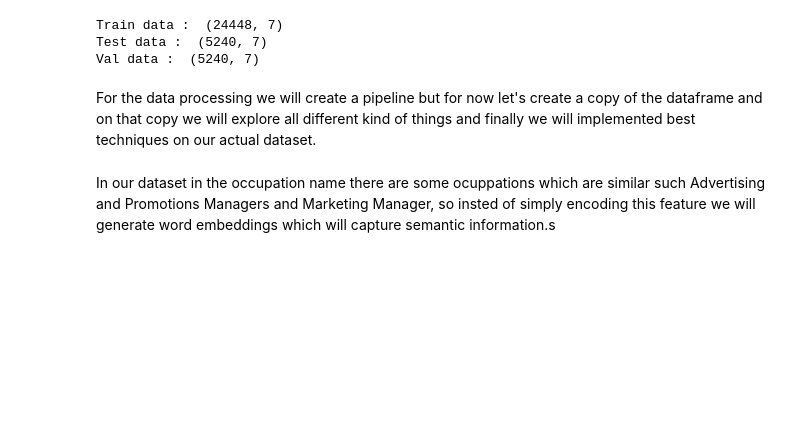
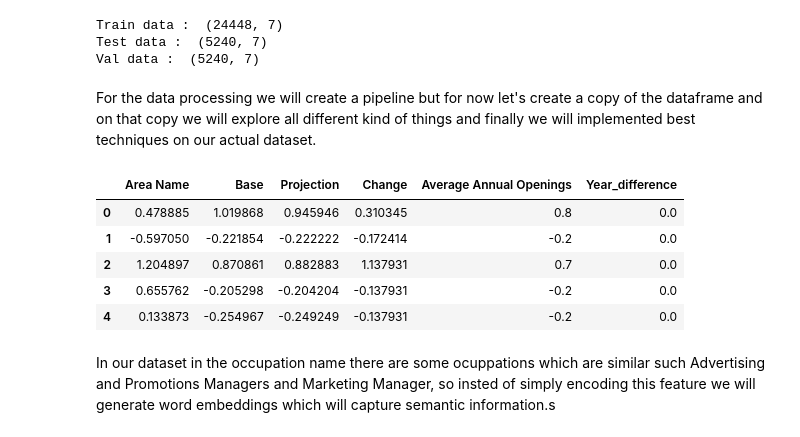
Before and after one commit to yuvraaj2002/Job-Demand-Forecasting, a Jupyter notebook: notebook/Code.ipynb, the cells around one changed output. Cells and saved outputs as stored; diff of their text form; code cells hidden in the pictures; blank space fills up the shorter version.

Commit message:
Target encoded the area name feature on temp dataframe and also scaled the values using the robust scaler

```diff
--- a/notebook/Code.ipynb
+++ b/notebook/Code.ipynb
@@ -182,7 +182,26 @@ Val data :  (5240, 7)
 For the data processing we will create a pipeline but for now let's create a copy of the dataframe and on that copy we will explore all different kind of things and finally we will implemented best techniques on our actual dataset.
 # %%
 # Creating a copy of dataframe
-temp_df = df.copy()
+temp_df = X_train.copy()
+temp_df.reset_index(inplace=True,drop=True)
 # %%
 # Intializing the target encoder class
 Te_Area_name = ce.TargetEncoder(smoothing=0.2, handle_missing='return_nan',return_df=False)
+
+encoded_area_name = pd.Series(Te_Area_name.fit_transform(temp_df['Area Name'].values.reshape(-1,1),y_train).reshape(-1))
+encoded_area_name.reset_index(inplace=True,drop=True)
+temp_df['Area Name'] = encoded_area_name
+# %%
+# Let's now do feature scaling (Since our data have outliers so we will use Robust scaling as feature scaling technique)
+scaler = RobustScaler()
+
+scaled_data = scaler.fit_transform(temp_df[['Area Name', 'Base', 'Projection', 'Change','Average Annual Openings', 'Year_difference']])
+scaled_data = pd.DataFrame(scaled_data,columns = ['Area Name', 'Base', 'Projection', 'Change','Average Annual Openings', 'Year_difference'])
+scaled_data.head(5)
+# %% [output]
+|  | Area Name | Base | Projection | Change | Average Annual Openings | Year_difference |
+| 0 | 0.478885 | 1.019868 | 0.945946 | 0.310345 | 0.8 | 0.0 |
+| 1 | -0.597050 | -0.221854 | -0.222222 | -0.172414 | -0.2 | 0.0 |
+| 2 | 1.204897 | 0.870861 | 0.882883 | 1.137931 | 0.7 | 0.0 |
+| 3 | 0.655762 | -0.205298 | -0.204204 | -0.137931 | -0.2 | 0.0 |
+| 4 | 0.133873 | -0.254967 | -0.249249 | -0.137931 | -0.2 | 0.0 |
```
Also changed, not shown: parts of 3 cells of this notebook.
